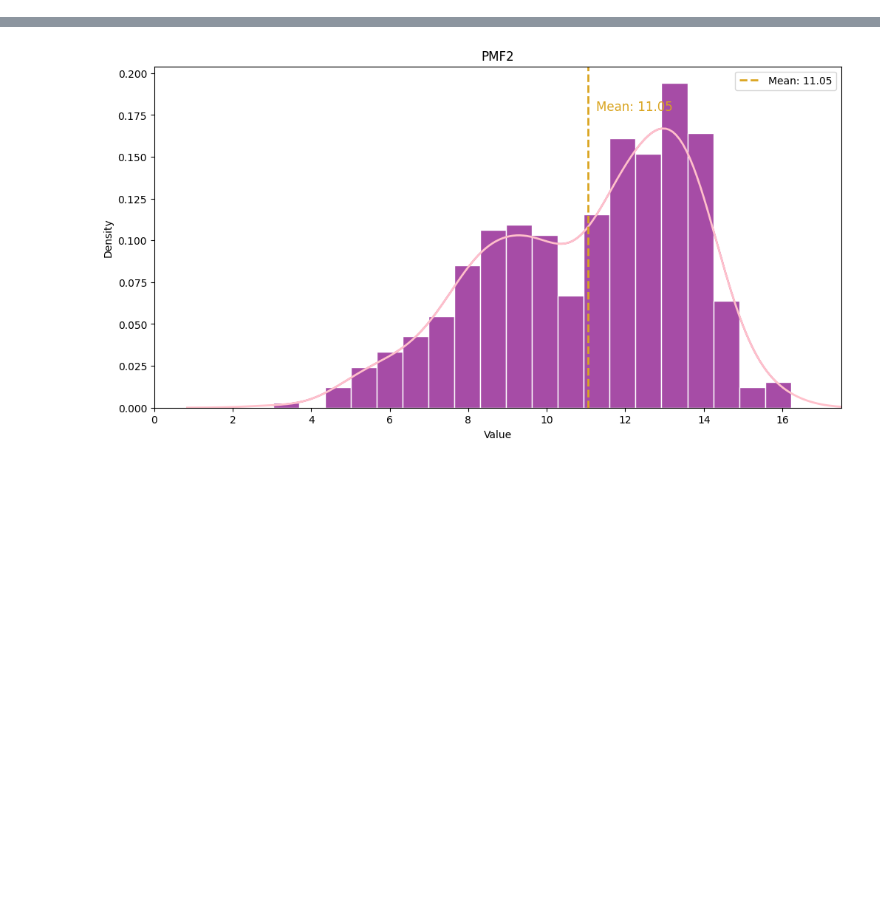
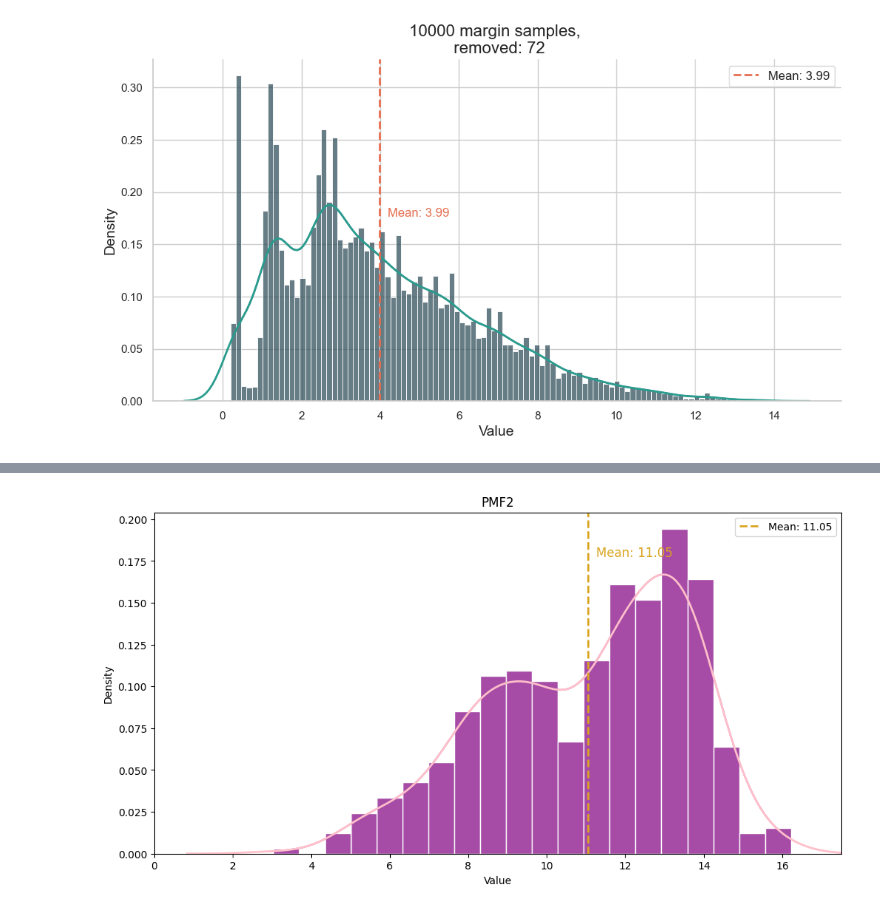
Before and after one commit to JuanmaPT/OODbench, a Jupyter notebook: represent_csv_test.ipynb, the cells around one changed output, grey strips where cells are left out. Saved outputs shown, nothing was run; the diff lists cells and outputs as text; code cells hidden in the pictures; blank space fills up the shorter version.

```diff
--- a/represent_csv_test.ipynb
+++ b/represent_csv_test.ipynb
@@ -38,0 +1,60 @@ plt.show()
+# %%
+import numpy as np
+import matplotlib.pyplot as plt
+import seaborn as sns
+import csv
+
+# Read values from CSV file and filter out non-valid values
+file_path = "results/ResNet18/margin_values/ResNet18_SignalBlur_small_N35_R15.csv"
+valid_values = []
+
+with open(file_path, 'r') as csv_file:
+    csv_reader = csv.reader(csv_file)
+    filtered_out_count = 0
+    total_count = 0
+
+    for row in csv_reader:
+        total_count += 1
+
+        try:
+            _, margin_str = row
+            value = float(margin_str)
+            if value > 0:
+                valid_values.append(value)
+            else:
+                filtered_out_count += 1
+        except (ValueError, IndexError):
+            filtered_out_count += 1
+
+# Define a stylish color palette
+stylish_palette = ['#264653', '#2A9D8F', '#E76F51']
+nbins = 100
+
+total_count = 10000
+
+# Set the style
+sns.set(style="whitegrid")
+
+# Plot the PMF using valid values and the stylish color palette
+plt.figure(figsize=(12, 6))
+sns.histplot(valid_values[1:total_count], kde=True, stat='density', bins=nbins, color=stylish_palette[0], alpha=0.7, edgecolor='white')
+sns.kdeplot(valid_values[1:total_count], color=stylish_palette[1], linewidth=2)
+
+# Calculate and plot the mean value
+mean_value = np.mean(valid_values[1:total_count])
+plt.axvline(mean_value, color=stylish_palette[2], linestyle='--', linewidth=2, label=f'Mean: {mean_value:.2f}')
+plt.text(mean_value + 0.2, 0.18, f'Mean: {mean_value:.2f}', color=stylish_palette[2], fontsize=12, va='center')
+
+# Customize the plot aesthetics
+plt.title(f'{total_count} margin samples, \n removed: {filtered_out_count}', fontsize=16)
+plt.xlabel('Value', fontsize=14)
+plt.ylabel('Density', fontsize=14)
+plt.legend(fontsize=12)
+
+# Remove top and right spines for a cleaner look
+sns.despine()
+
+# Show the plot
+plt.show()
+# %% [output]
+[figure, added]
```
Also changed, not shown: parts of 2 cells of this notebook, 1 other file.
